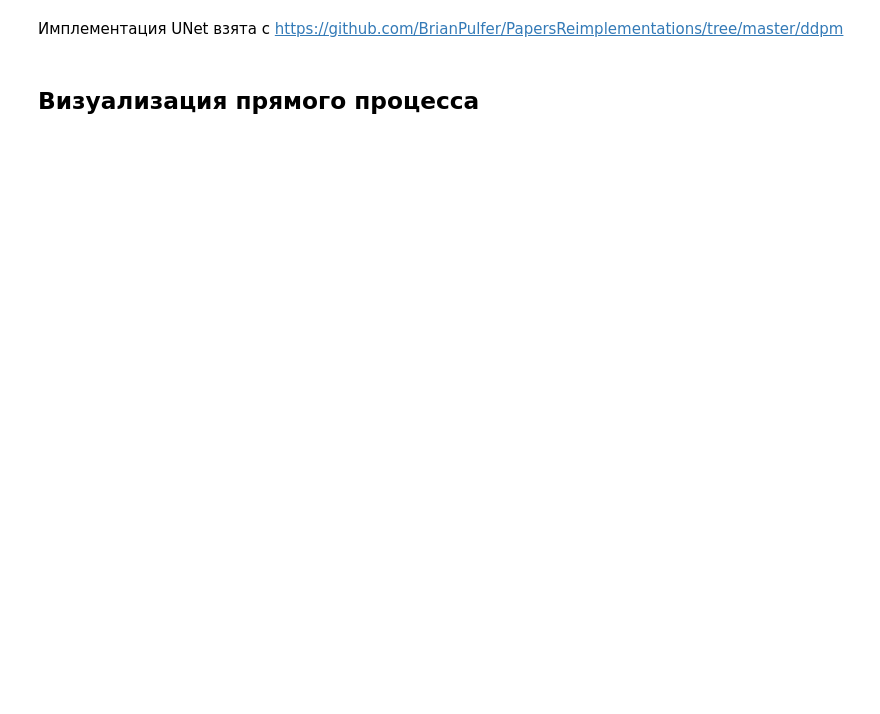
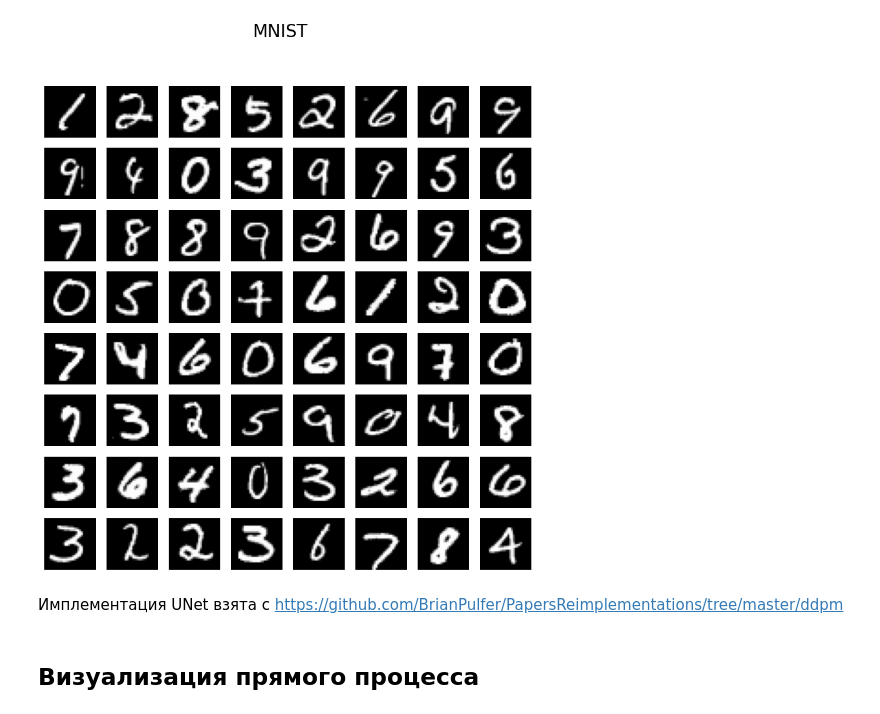
Before and after one commit to kkorolev1/Denoising-Diffusion-Probabilistic-Models, a Jupyter notebook: DDPM_MNIST.ipynb, the cells around one changed output. Cells and saved outputs as stored; diff of their text form; code cells hidden in the pictures; blank space fills up the shorter version.

```diff
--- a/DDPM_MNIST.ipynb
+++ b/DDPM_MNIST.ipynb
@@ -34,28 +34,30 @@ dataloader = get_MNIST(batch_size=batch_size)
 # %%
 def plot_images(images, title, saved=False):
     images = images * 0.3081 + 0.1307
     np_images = images.detach().cpu().numpy()
 
     fig = plt.figure(figsize=(10,10))
 
     n_cols = int(np.sqrt(len(images)))
     n_rows = len(images) // n_cols
     index = 0
 
     for i in range(n_rows):
         for j in range(n_cols):
             fig.add_subplot(n_rows, n_cols, index + 1)
             plt.axis('off')
             plt.imshow(np.transpose(np_images[index], (1, 2, 0)), cmap='gray')
             if saved:
                 plt.savefig(f"images/{title}.png")
             index += 1
     fig.suptitle(title, fontsize=20)
     plt.show()
 
 
-images, labels = next(iter(train_loader))
+images, labels = next(iter(dataloader))
 plot_images(images, "MNIST")
+# %% [output]
+[figure, added]
 # %%
 device = torch.device("cuda" if torch.cuda.is_available() else "cpu")
 # %%
```
Also changed, not shown: parts of 6 cells of this notebook, 2 other files.
